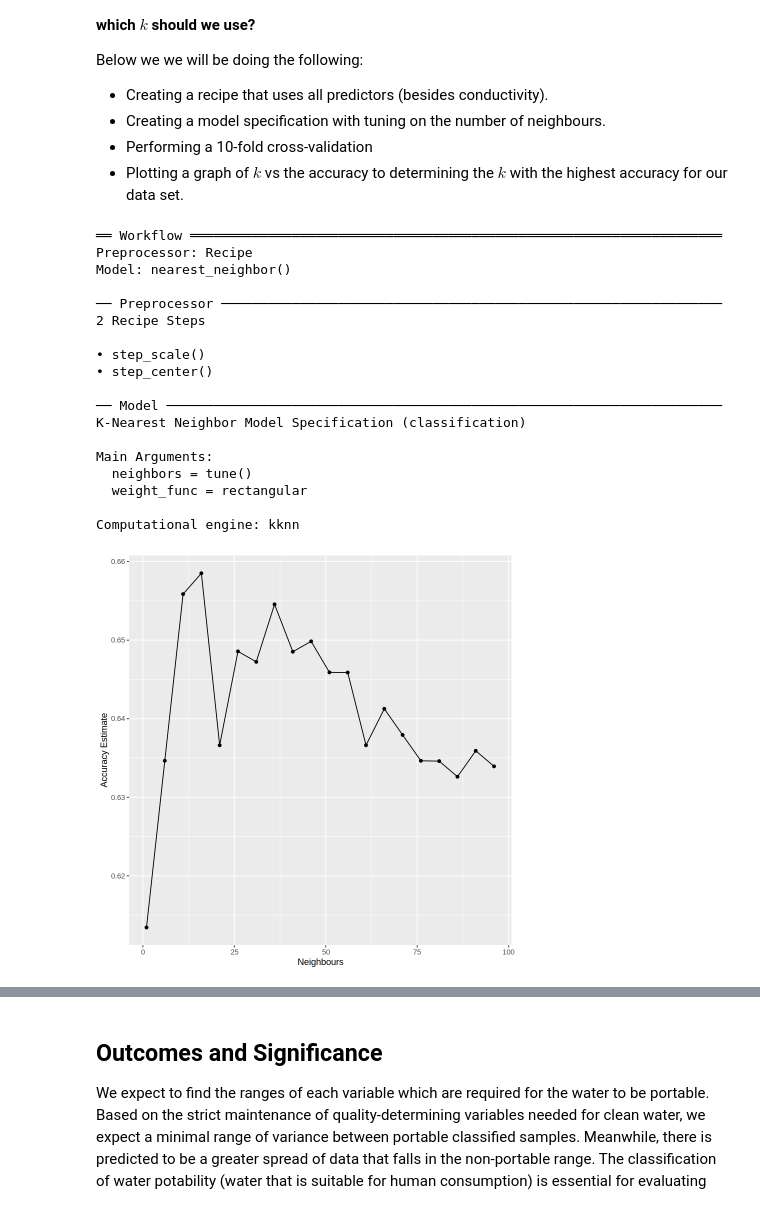
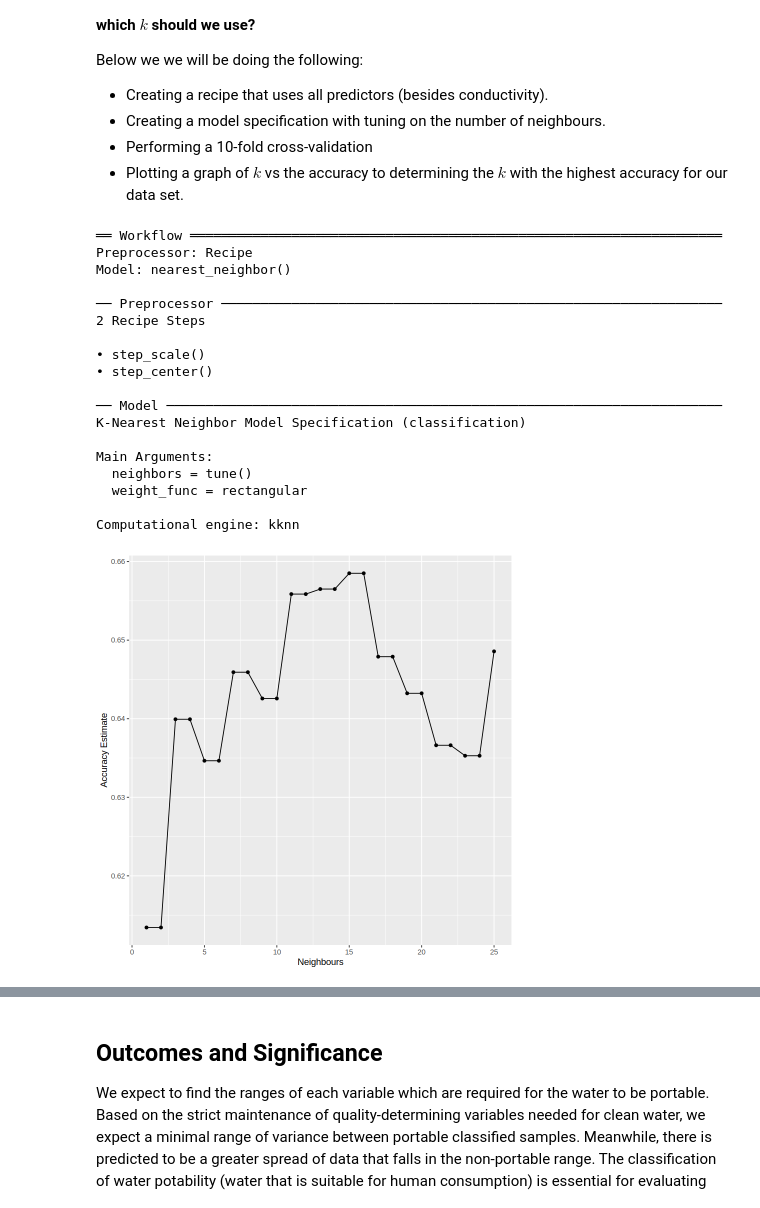
Before and after one commit to nori-2004/data-science-group-project, a Jupyter notebook: Report.ipynb, the cells around one changed output, grey strips where cells are left out. Drawn from its saved outputs; the diff is of its cells as text; code cells hidden in the pictures.

```diff
--- a/Report.ipynb
+++ b/Report.ipynb
@@ -168,8 +169,8 @@ knn_workflow <- workflow() |>
 
 knn_workflow
 
-## testing k values from 5 to 20
-k_vals <- tibble(neighbors = seq(from = 1, to = 100, by = 5))
+## testing k values from 1 to 25
+k_vals <- tibble(neighbors = seq(from = 1, to = 25))
 
 knn_results <- knn_workflow |>
     tune_grid(resamples = k_vfold, grid = k_vals) |>
@@ -177,31 +178,31 @@ knn_results <- knn_workflow |>
 
 accuracies <- knn_results |>
     filter(.metric == "accuracy")
 
 cross_validation_plot <- accuracies |>
     ggplot(aes(x = neighbors, y = mean))+
     geom_point()+
     geom_line()+
     labs(x = "Neighbours", y = "Accuracy Estimate")
 
 cross_validation_plot
 # %% [output]
 ══ Workflow ════════════════════════════════════════════════════════════════════
 Preprocessor: Recipe
 Model: nearest_neighbor()
 
 ── Preprocessor ────────────────────────────────────────────────────────────────
 2 Recipe Steps
 
 • step_scale()
 • step_center()
 
 ── Model ───────────────────────────────────────────────────────────────────────
 K-Nearest Neighbor Model Specification (classification)
 
 Main Arguments:
   neighbors = tune()
   weight_func = rectangular
 
 Computational engine: kknn
-[figure, old version]
+[figure, new version]
```
Also changed, not shown: parts of 4 cells of this notebook.
